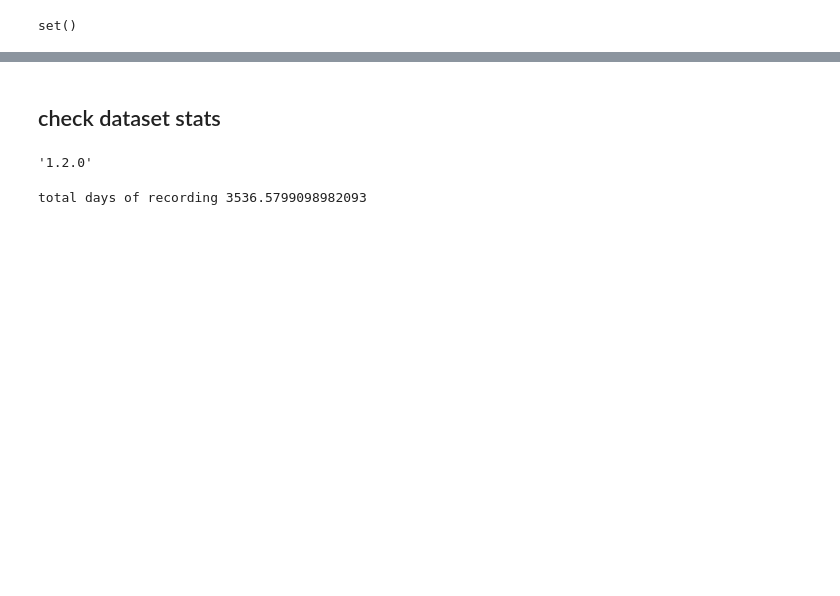
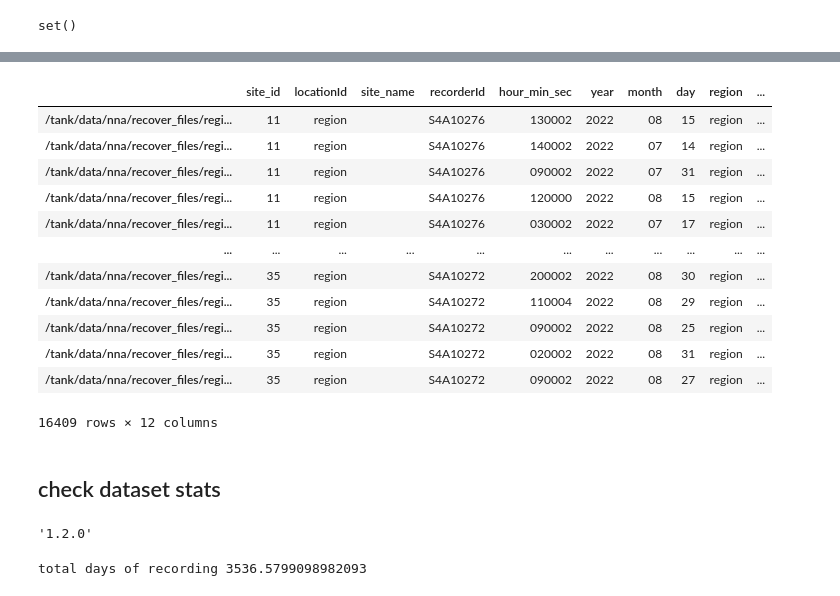
Before and after one commit to speechLabBcCuny/nnaAudiosetClassification, a Jupyter notebook: notebooks/Labeling/save_file_properties.ipynb, the cells around one changed output, grey strips where cells are left out. Cells and saved outputs as stored; diff of their text form; code cells hidden in the pictures; blank space fills up the shorter version.

```diff
--- a/notebooks/Labeling/save_file_properties.ipynb
+++ b/notebooks/Labeling/save_file_properties.ipynb
@@ -208,3 +204,18 @@ with open(filesWError_out,"w") as f:
 # %% [output]
 The autoreload extension is already loaded. To reload it, use:
   %reload_ext autoreload
+# %%
+test = length_dict.copy()
+
+new_test = {}
+for key, value in test.items():
+    key = Path(key)
+    key = (key.parts[:5] + key.parts[6:])
+    key = Path(*key)
+    new_test[key] = value
+    # print(len(key.parents))
+    # print(key.parts)
+    # print(key.parts[6])
+    # print(key.parts[5])
+    # break
+# new_test = {Path(*Path(key).parts[2:]): value for key, value in test.items()}
@@ -211,4 +226,5 @@ The autoreload extension is already loaded. To reload it, use:
 # %%
 # file_properties
-file_properties,exceptions = read_file_properties_v2(list(fileswlen.keys()),debug=0)
+file_properties, exceptions = read_file_properties_v2(list(new_test.keys()),
+                                                      debug=0)
 # %%
@@ -222,9 +239,29 @@ len(exceptions),len(New_files_path_list)
 # %%
-for f,lengthSeconds in fileswlen.items():
+for f, lengthSeconds in new_test.items():
     if file_properties.get(Path(f)) is not None:
         file_properties[Path(f)]["durationSec"] = lengthSeconds
-        file_properties[Path(f)]["timestampEnd"] = file_properties[Path(f)]["timestamp"] + datetime.timedelta(seconds=lengthSeconds)
+        file_properties[Path(f)]["timestampEnd"] = file_properties[Path(
+            f)]["timestamp"] + datetime.timedelta(seconds=lengthSeconds)
     else:
-        print("file not found",f)
-file_properties_df=pd.DataFrame(file_properties).T
+        print("file not found", f)
+file_properties_df = pd.DataFrame(file_properties).T
+# %%
+file_properties_df['locationId'] = file_properties_df['region']
+file_properties_df['region'] = 'region'
+# %%
+file_properties_df
+# %% [output]
+|  | site_id | locationId | site_name | recorderId | hour_min_sec | year | month | day | region | ... |
+| /tank/data/nna/recover_files/regi... | 11 | region |  | S4A10276 | 130002 | 2022 | 08 | 15 | region | ... |
+| /tank/data/nna/recover_files/regi... | 11 | region |  | S4A10276 | 140002 | 2022 | 07 | 14 | region | ... |
+| /tank/data/nna/recover_files/regi... | 11 | region |  | S4A10276 | 090002 | 2022 | 07 | 31 | region | ... |
+| /tank/data/nna/recover_files/regi... | 11 | region |  | S4A10276 | 120000 | 2022 | 08 | 15 | region | ... |
+| /tank/data/nna/recover_files/regi... | 11 | region |  | S4A10276 | 030002 | 2022 | 07 | 17 | region | ... |
+| ... | ... | ... | ... | ... | ... | ... | ... | ... | ... | ... |
+| /tank/data/nna/recover_files/regi... | 35 | region |  | S4A10272 | 200002 | 2022 | 08 | 30 | region | ... |
+| /tank/data/nna/recover_files/regi... | 35 | region |  | S4A10272 | 110004 | 2022 | 08 | 29 | region | ... |
+| /tank/data/nna/recover_files/regi... | 35 | region |  | S4A10272 | 090002 | 2022 | 08 | 25 | region | ... |
+| /tank/data/nna/recover_files/regi... | 35 | region |  | S4A10272 | 020002 | 2022 | 08 | 31 | region | ... |
+| /tank/data/nna/recover_files/regi... | 35 | region |  | S4A10272 | 090002 | 2022 | 08 | 27 | region | ... |
+16409 rows × 12 columns
 # %%
```
Also changed, not shown: parts of 36 cells of this notebook, 4 other files.
